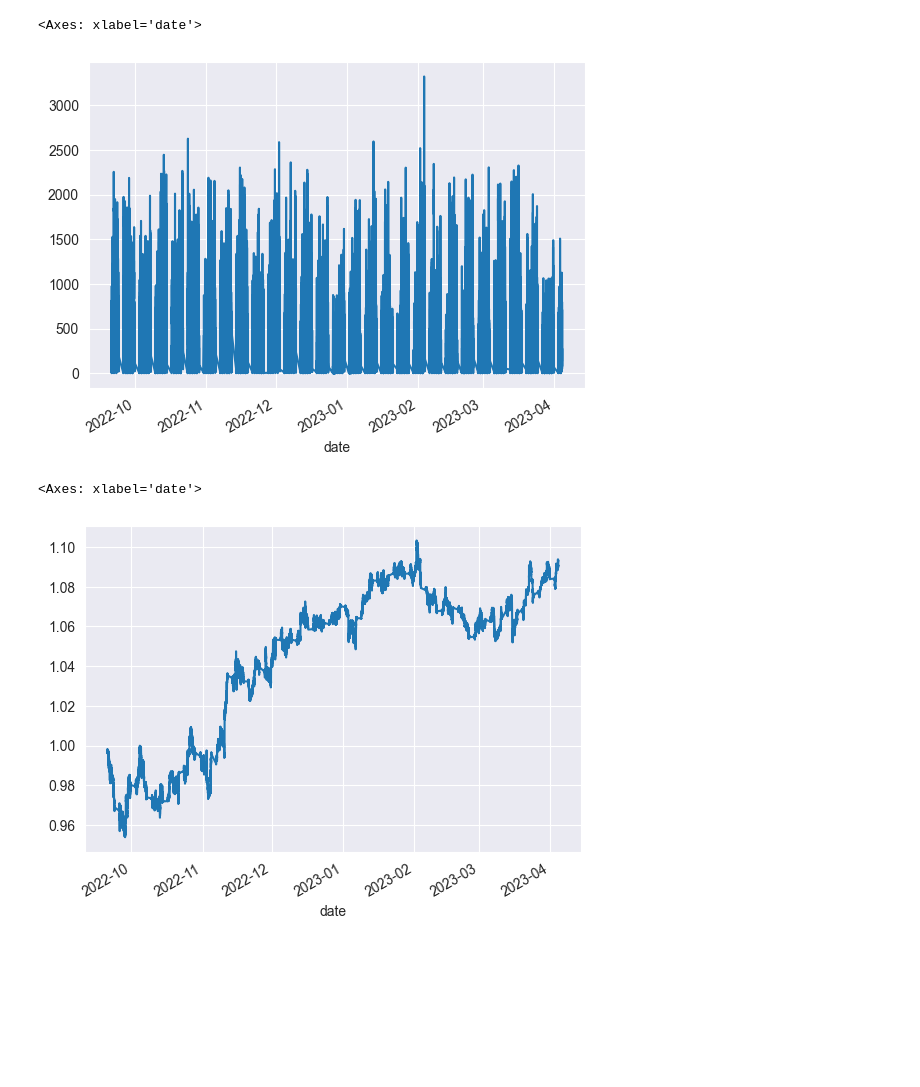
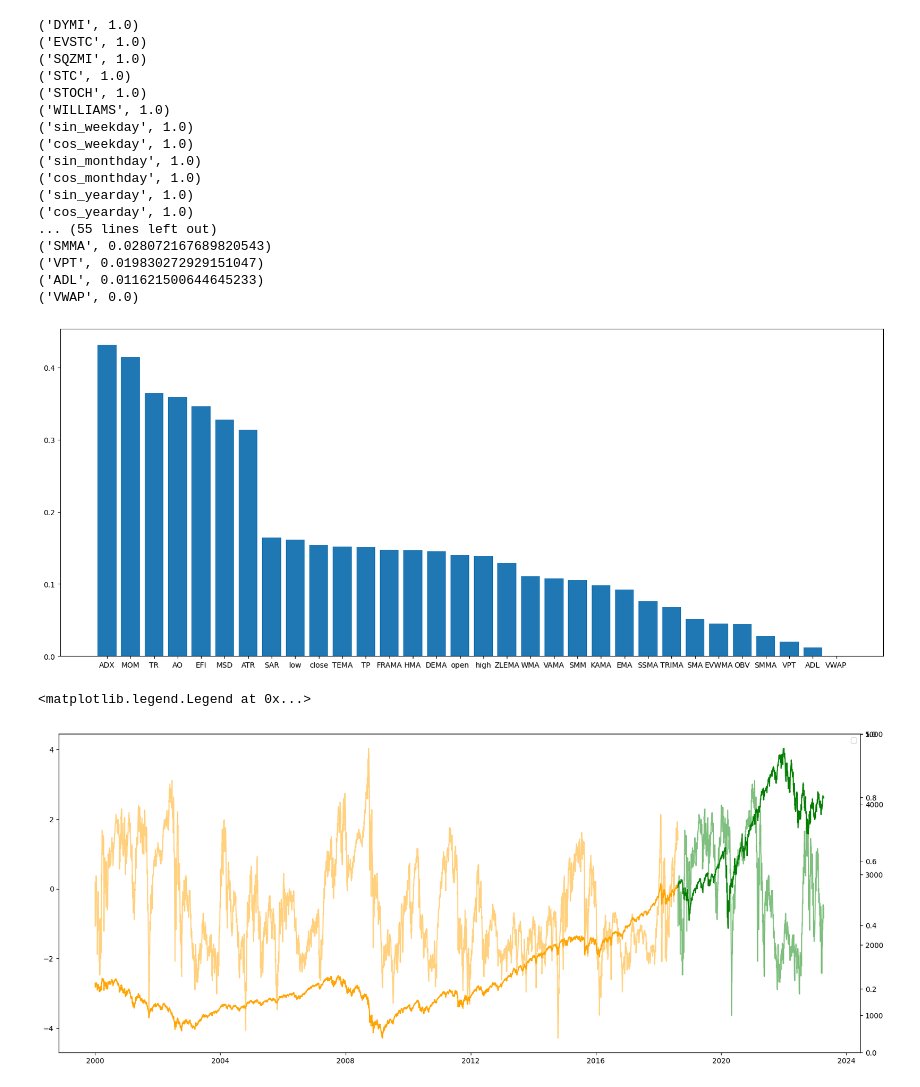
Before and after one commit to krajewskiML/FinDL, a Jupyter notebook: eda.ipynb, the cells around one changed output. Cells and saved outputs as stored; diff of their text form; code cells hidden in the pictures; blank space fills up the shorter version.

```diff
--- a/eda.ipynb
+++ b/eda.ipynb
@@ -174,2 +27,0 @@ plt.show()
-# %%
-test = test[fear.index[0]:fear.index[-1]]
@@ -276,7 +27,0 @@ from sklearn import decomposition
-# %%
-arr = []
-for col in range(len(train.columns)):
-
-    pca = decomposition.PCA(n_components=col+1)
-    pc = pca.fit_transform(train)
-    arr.append(pca.explained_variance_ratio_.sum())
@@ -407,10 +28,40 @@ df.set_index('date', inplace=True)
-# %%
-df['volume'].plot()
-# %% [output]
-<Axes: xlabel='date'>
-[figure, removed]
-# %%
-df['close'].plot()
-# %% [output]
-<Axes: xlabel='date'>
-[figure, removed]
+# %%
+# calculate intersect over union of ranges of values in train and test for every column
+def iou(train_, test_):
+    iou = []
+    for col in train_.columns:
+        train_range = train_[col].max() - train_[col].min()
+        test_range = test_[col].max() - test_[col].min()
+        intersect = max(min(train_[col].max(), test_[col].max()) - max(train_[col].min(), test_[col].min()),0)
+        union = train_range + test_range - intersect
+        iou.append((col, intersect / union))
+    return iou
+# %%
+# sort columns by iou and print their iou values and names
+# plot sorted values in a bar chart
+iou_ = iou(train, test)
+iou_.sort(reverse=True, key=lambda x: x[1])
+for i in iou_:
+    print(i)
+fig, ax = plt.subplots(figsize=(20, 8))
+plt.bar([i[0] for i in iou_ if i[1] < 0.5], [i[1] for i in iou_ if i[1] < 0.5])
+plt.show()
+# %% [output]
+('DYMI', 1.0)
+('EVSTC', 1.0)
+('SQZMI', 1.0)
+('STC', 1.0)
+('STOCH', 1.0)
+('WILLIAMS', 1.0)
+('sin_weekday', 1.0)
+('cos_weekday', 1.0)
+('sin_monthday', 1.0)
+('cos_monthday', 1.0)
+('sin_yearday', 1.0)
+('cos_yearday', 1.0)
+... (55 lines left out)
+('SMMA', 0.028072167689820543)
+('VPT', 0.019830272929151047)
+('ADL', 0.011621500644645233)
+('VWAP', 0.0)
+[figure, added]
@@ -416,0 +93,12 @@ df['close'].plot()
+# %%
+fig, ax1 = plt.subplots(figsize=(20, 8))
+ax2 = ax1.twinx()
+ax3 = ax1.twinx()
+ax1.plot(train_std_180['close'], color='orange', alpha=0.5)
+ax1.plot(test_std_180['close'], color='green', alpha=0.5)
+ax2.plot(train['close'], color='orange')
+ax2.plot(test['close'], color='green')
+plt.legend(['train_std_180', 'test_std_180', 'train', 'test'])
+# %% [output]
+<matplotlib.legend.Legend at 0x...>
+[figure, added]
```
Also changed, not shown: parts of 38 cells of this notebook, 1 other file.
